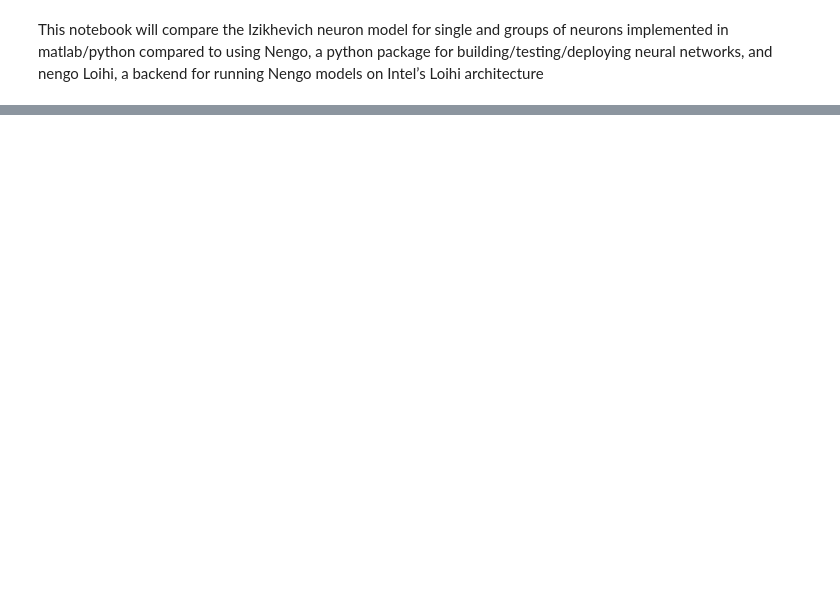
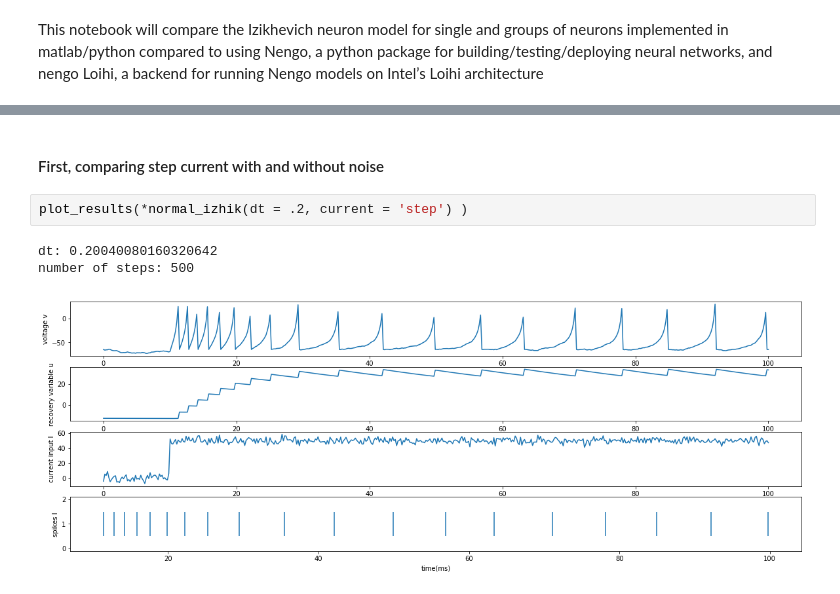
Before and after one commit to thomsonlab/GrowingBrains, a Jupyter notebook: python_implementation/nengo_exploring/izhikevich.ipynb, the cells around one changed output, grey strips where cells are left out. Saved outputs shown, nothing was run; the diff lists cells and outputs as text; blank space fills up the shorter version.

```diff
--- a/python_implementation/nengo_exploring/izhikevich.ipynb
+++ b/python_implementation/nengo_exploring/izhikevich.ipynb
@@ -95,0 +163,8 @@ Now, using Nengo
+# %% [markdown]
+#### First, comparing step current with and without noise
+# %%
+plot_results(*normal_izhik(dt = .2, current = 'step') )
+# %% [output]
+dt: 0.20040080160320642
+number of steps: 500
+[figure, added]
```
Also changed, not shown: parts of 47 cells of this notebook.
